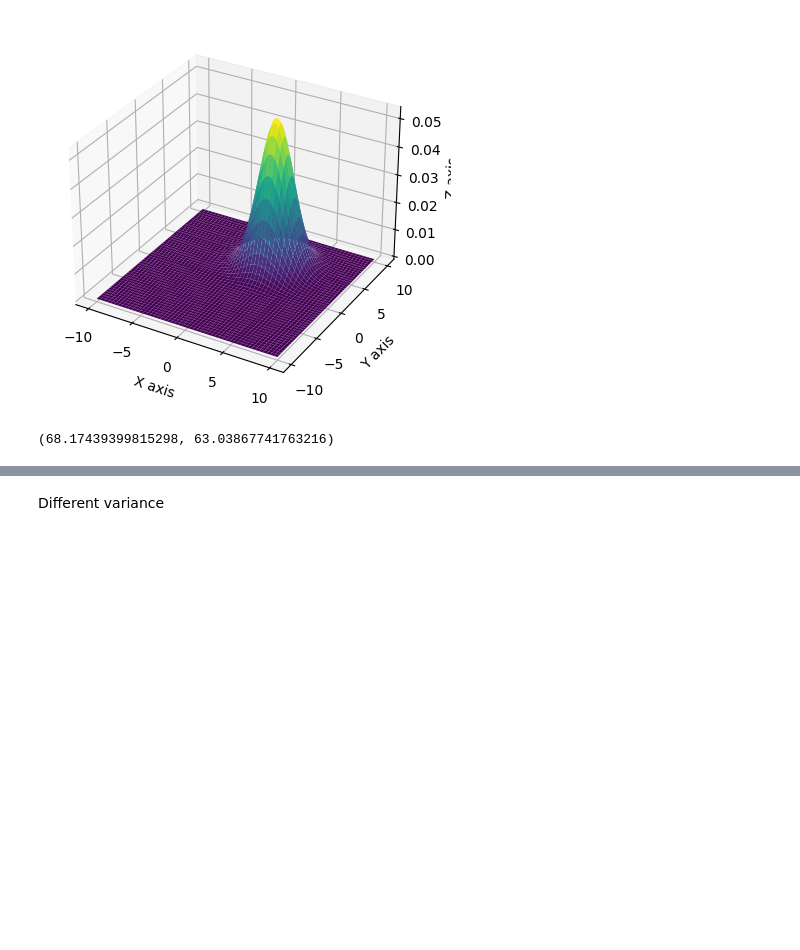
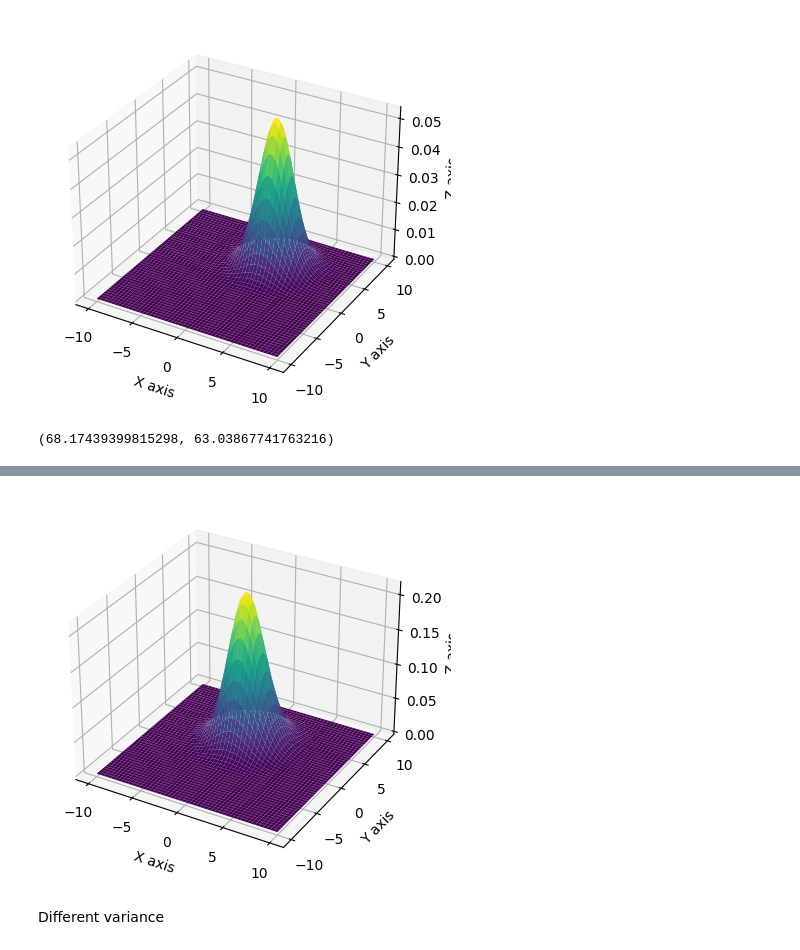
Before and after one commit to Rachel-0420/Cross-Entropy-Fast-Transient, a Jupyter notebook: HighD Normal Distribution.ipynb, the cells around one changed output, grey strips where cells are left out. Saved outputs shown, nothing was run; the diff lists cells and outputs as text; code cells hidden in the pictures; blank space fills up the shorter version.

Commit message:
Overall cross entropy calculated and plotted

```diff
--- a/HighD Normal Distribution.ipynb
+++ b/HighD Normal Distribution.ipynb
@@ -61,3 +61,11 @@ print((ref_1, ref_2))
 [figure]
 [figure]
 (68.17439399815298, 63.03867741763216)
+# %%
+var1 = func_1.pdf(pos)
+var2 = func_2.logpdf(pos)
+# %%
+# overall cross entropy
+
+H1 = - var1 * var2
+print(H1)
@@ -64,3 +86,14 @@ print((ref_1, ref_2))
+# %%
+# Figure of the overall cross entropy
+
+fig, ax = plt.subplots(subplot_kw = {"projection": "3d"})
+ax.plot_surface(X, Y, H1, cmap='viridis',linewidth=0)
+ax.set_xlabel('X axis')
+ax.set_ylabel('Y axis')
+ax.set_zlabel('Z axis')
+plt.show()
+# %% [output]
+[figure, added]
 # %% [markdown]
 Different variance
 # %%
```
Also changed, not shown: parts of 5 cells of this notebook.
